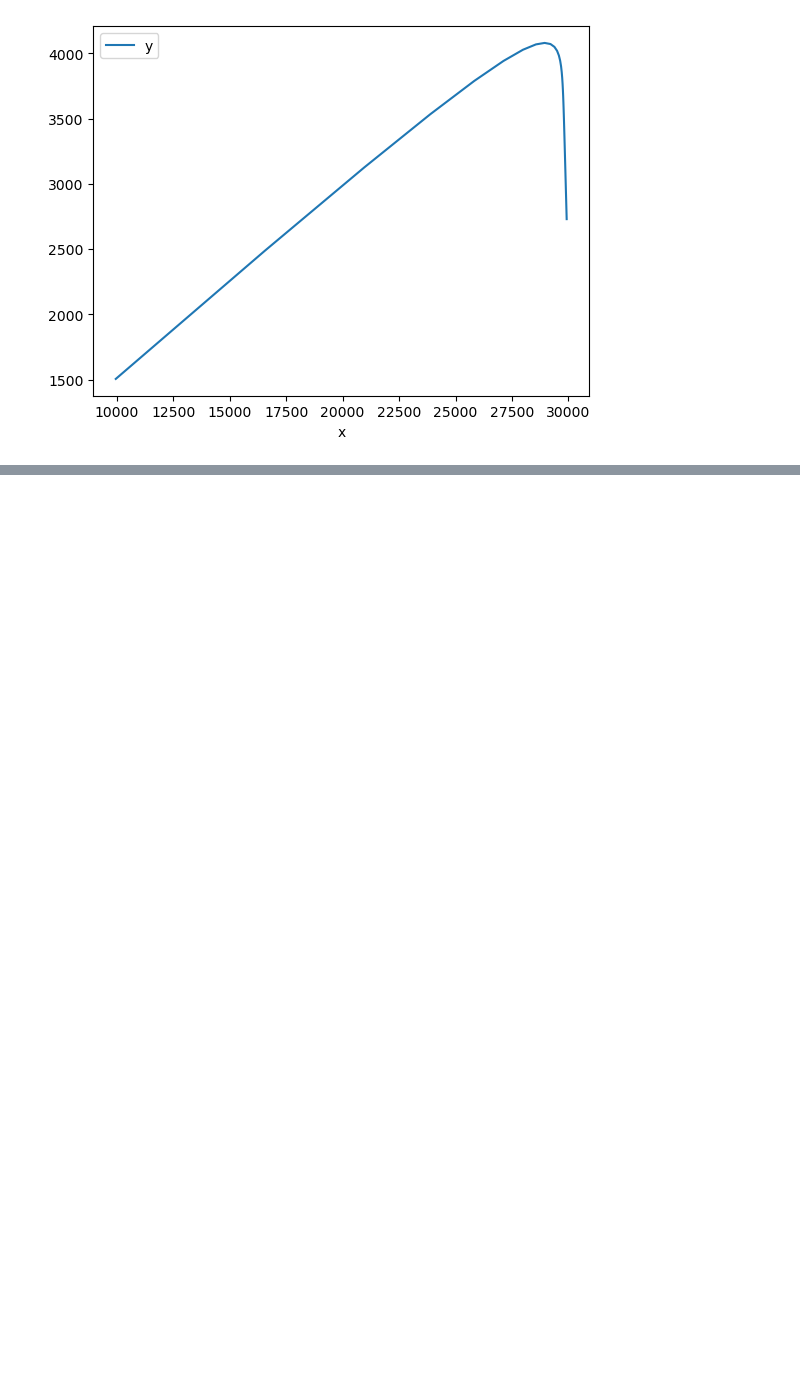
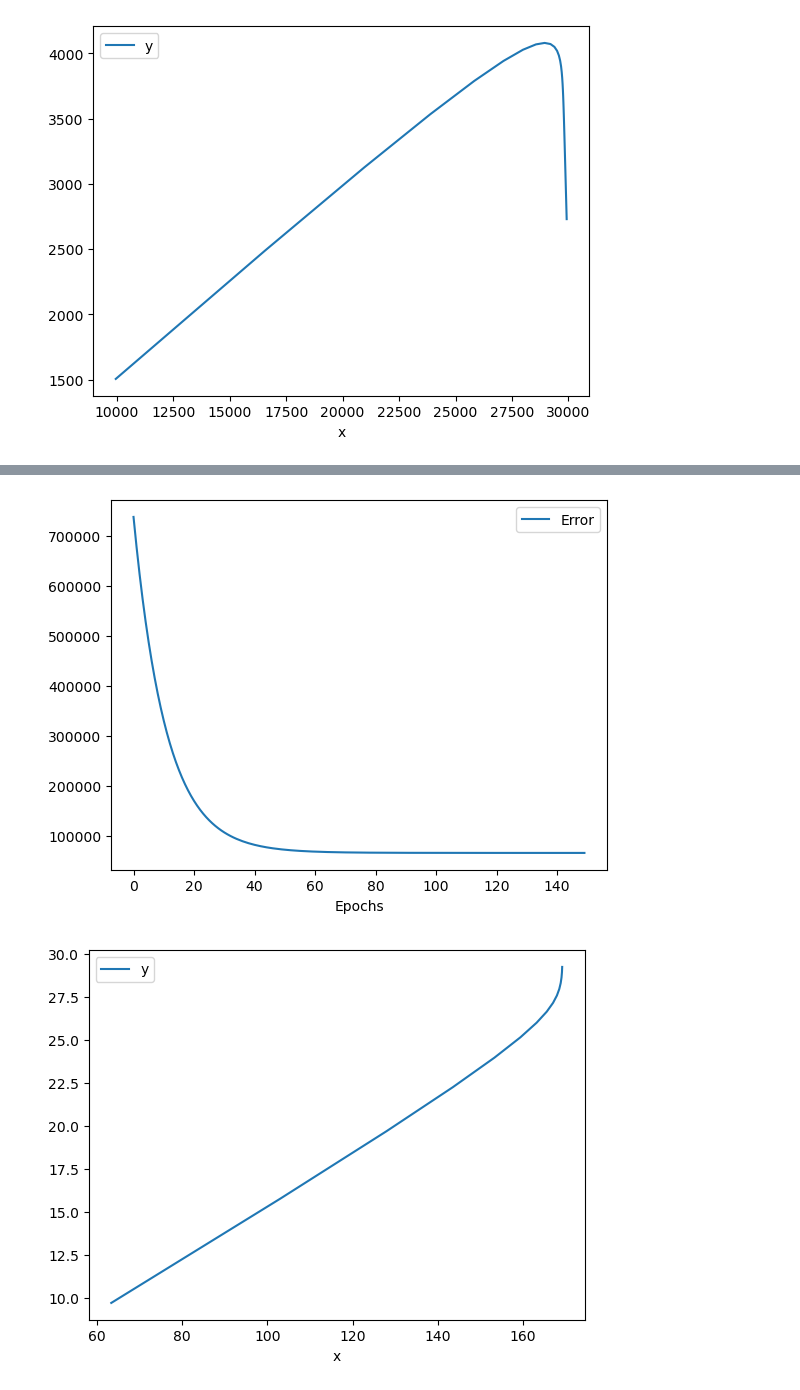
Before and after one commit to jerson8a/project1_linearRegresion, a Jupyter notebook: Solution Project #1 - Jerson Ochoa.ipynb, the cells around one changed output, grey strips where cells are left out. Drawn from its saved outputs; the diff is of its cells as text; code cells hidden in the pictures; blank space fills up the shorter version.

```diff
--- a/Solution Project #1 - Jerson Ochoa.ipynb
+++ b/Solution Project #1 - Jerson Ochoa.ipynb
@@ -354,0 +367,6 @@ graphModelByEpochs(respParamsHistory, 10)
+# %%
+# Limpieza de datos
+dataTraining['1stFlrSF'] = dataTraining['1stFlrSF'].fillna(0)
+dataTraining['TotRmsAbvGrd'] = dataTraining['TotRmsAbvGrd'].fillna(0)
+dataTraining['YearBuilt'] = dataTraining['YearBuilt'].fillna(0)
+dataTraining['LotFrontage'] = dataTraining['LotFrontage'].fillna(0)
@@ -354,0 +394,10 @@ graphModelByEpochs(respParamsHistory, 10)
+# %%
+# Modelo de regresión X = TotRmsAbvGrd , Y = 1stFlrSF
+vectorCost = []
+dictParamsHistory = dict()
+respParamsHistory, respVectorCost = trainingRegL(dataTraining['TotRmsAbvGrd'], dataTraining['1stFlrSF'], 150, 1, 0.001)
+graphError(respVectorCost)
+graphModelByEpochs(respParamsHistory, 10)
+# %% [output]
+[figure, added]
+[figure, added]
```
Also changed, not shown: parts of 3 cells of this notebook.
